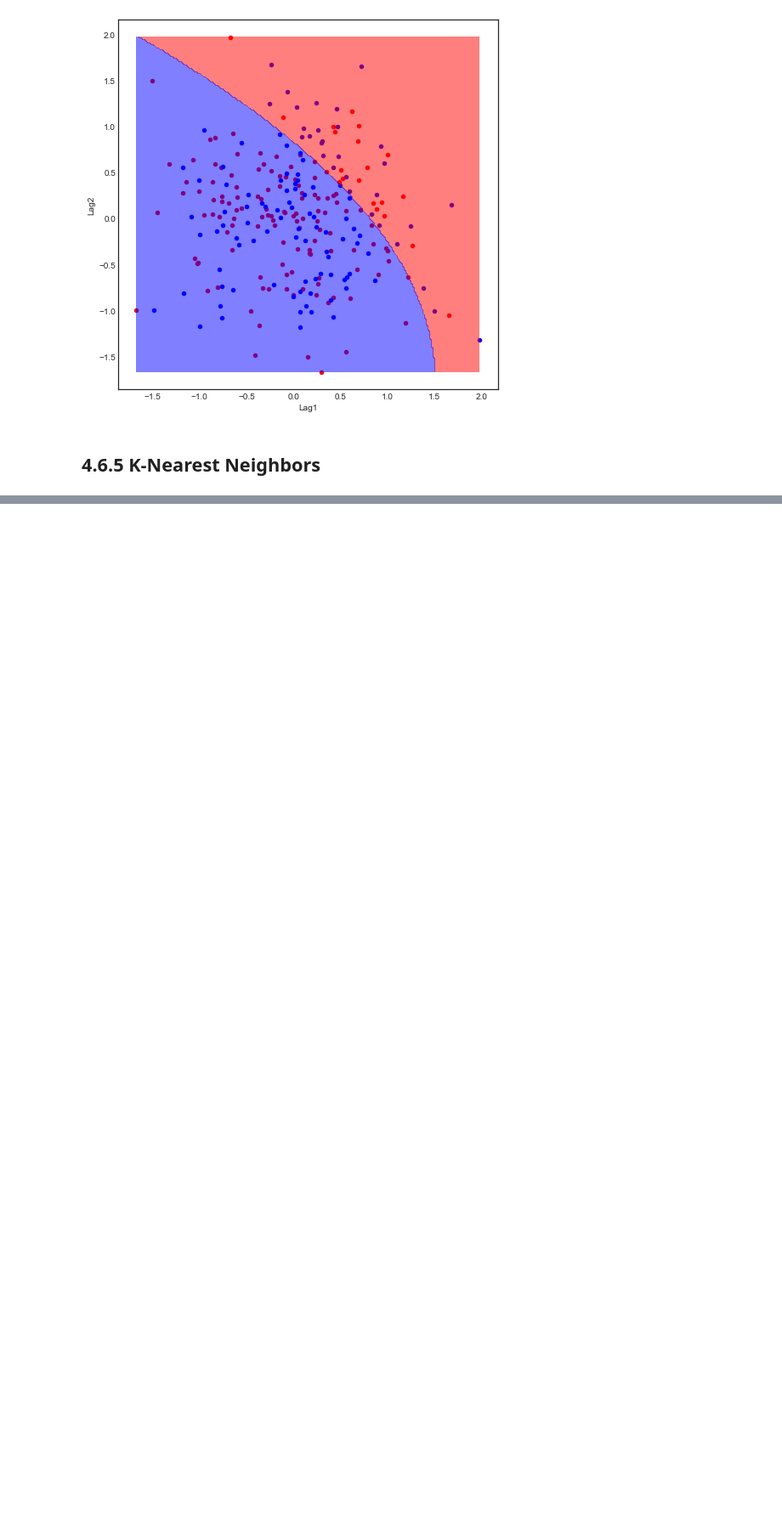
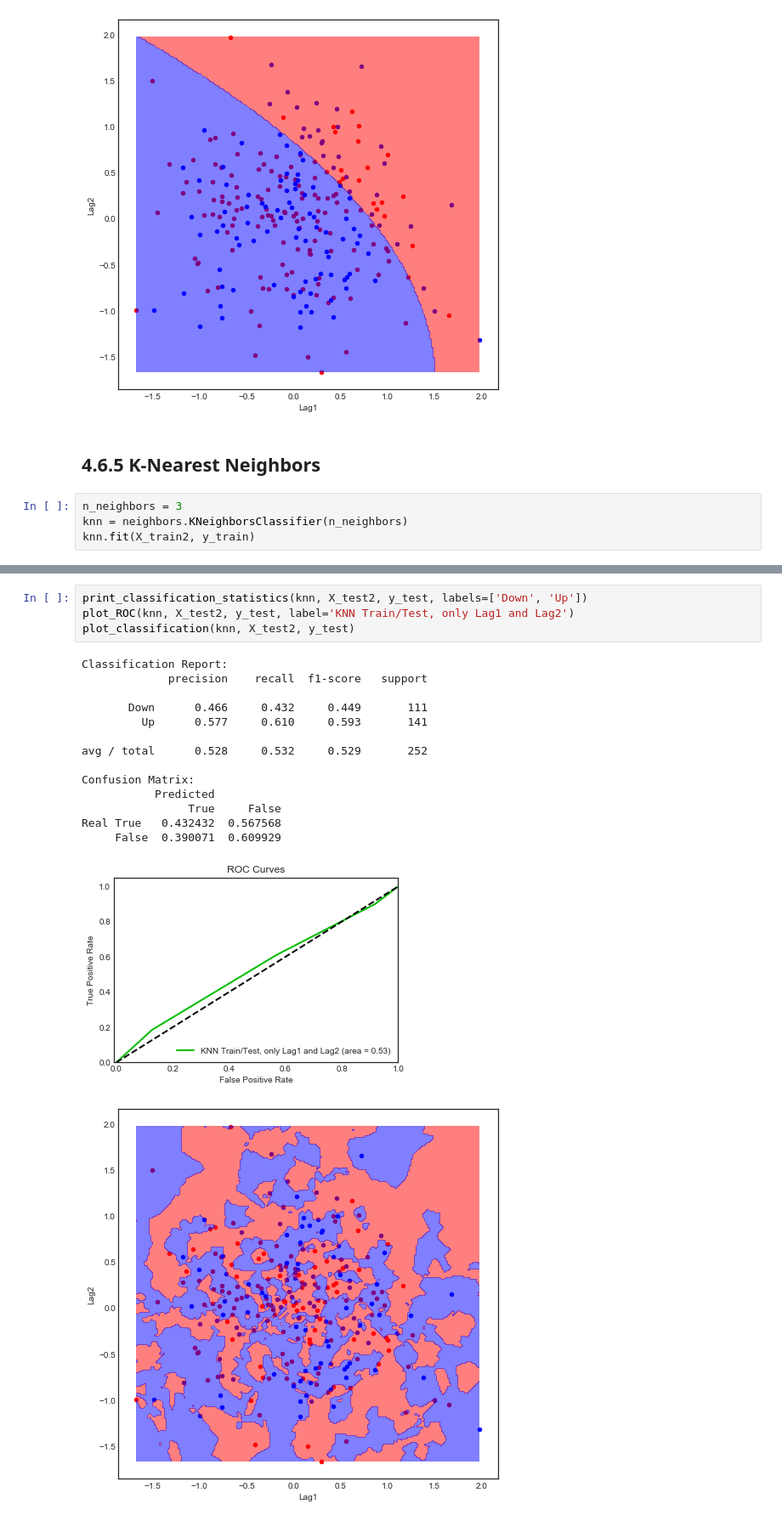
Before and after one commit to pedvide/ISLR_Python, a Jupyter notebook: Chapter4_classification.ipynb, the cells around one changed output, grey strips where cells are left out. Shown at 85% size. Saved outputs shown, nothing was run; the diff lists cells and outputs as text; blank space fills up the shorter version.

Commit message:
KNN classifier

```diff
--- a/Chapter4_classification.ipynb
+++ b/Chapter4_classification.ipynb
@@ -678,3 +678,7 @@ Real True   0.270270  0.729730
 [figure]
 # %% [markdown]
 ## 4.6.5 K-Nearest Neighbors
+# %%
+n_neighbors = 3
+knn = neighbors.KNeighborsClassifier(n_neighbors)
+knn.fit(X_train2, y_train)
@@ -680,0 +689,20 @@ Real True   0.270270  0.729730
+# %%
+print_classification_statistics(knn, X_test2, y_test, labels=['Down', 'Up'])
+plot_ROC(knn, X_test2, y_test, label='KNN Train/Test, only Lag1 and Lag2')
+plot_classification(knn, X_test2, y_test)
+# %% [output]
+Classification Report:
+             precision    recall  f1-score   support
+
+       Down      0.466     0.432     0.449       111
+         Up      0.577     0.610     0.593       141
+
+avg / total      0.528     0.532     0.529       252
+
+Confusion Matrix:
+           Predicted
+                True     False
+Real True   0.432432  0.567568
+     False  0.390071  0.609929
+[figure, added]
+[figure, added]
```
Also changed, not shown: parts of 1 cell of this notebook.
